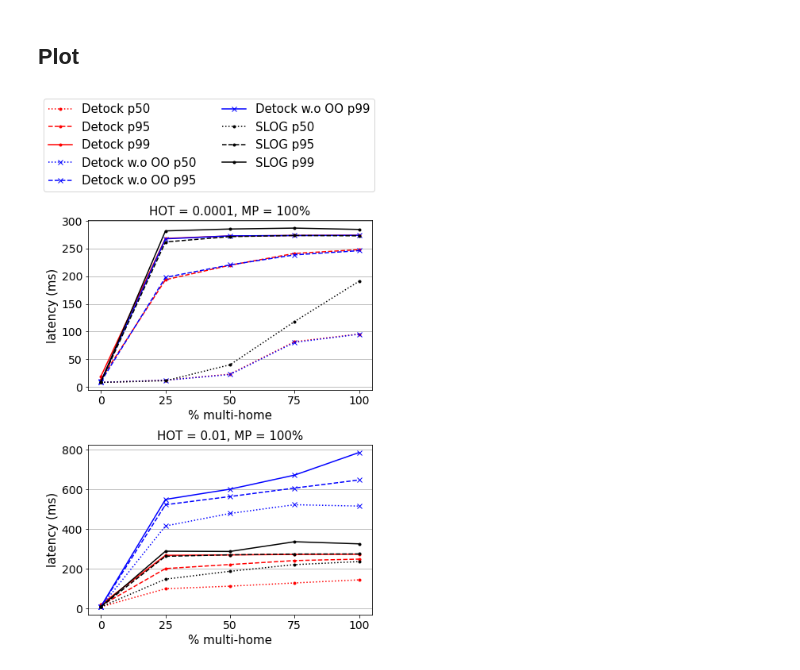
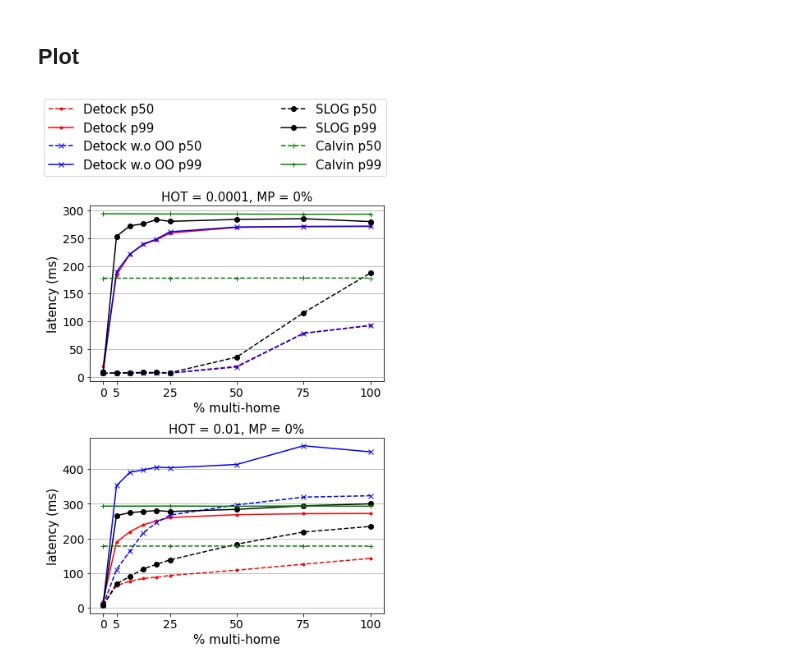
Before and after one commit to umd-dslam/DetockAnalysis, a Jupyter notebook: 1-Microbenchmark.ipynb, the cells around one changed output. Drawn from its saved outputs; the diff is of its cells as text; code cells hidden in the pictures.

```diff
--- a/1-Microbenchmark.ipynb
+++ b/1-Microbenchmark.ipynb
@@ -133,11 +203,13 @@ deadlocks_index_df
 # %%
+IGNORE_CACHE = True
+
 import pickle
 
-mh_pcts = [25, 50, 75, 100]
+mh_pcts = [5, 10, 15, 20, 25, 50, 75, 100]
 
 configs = ["ddr_ts.conf", "ddr_only.conf"]
+configs = ["ddr_ts.conf"]
 config_to_label = {
-    'baseline.conf': 'SLOG',
     'ddr_only.conf': 'Detock (w/o opportunistic ordering)',
     'ddr_ts.conf': 'Detock'
 }
@@ -146,7 +218,7 @@ config_to_label = {
 DEADLOCKS_PATH = f'{THRP_PREFIX}/deadlocks.pickle'
 
 data = []
-if isfile(DEADLOCKS_PATH):
+if not IGNORE_CACHE and isfile(DEADLOCKS_PATH):
     with open(DEADLOCKS_PATH, 'rb') as f:
         data = pickle.load(f)
 else:
@@ -213,4 +285,4 @@ axes[1].grid(axis='y')
 
 fig.legend(bbox_to_anchor=(0, 1, 1, 0), loc='lower left', mode='expand', ncol=1)
 fig.tight_layout()
-fig.savefig('output/micro-deadlocks.pdf', bbox_inches='tight')
+# fig.savefig('output/micro-deadlocks.pdf', bbox_inches='tight')
@@ -219,7 +294,7 @@ fig.savefig('output/micro-deadlocks.pdf', bbox_inches='tight')
 # %%
 LAT_PREFIX = "main/ycsb-latency"
 
-IGNORE_CACHE = False
+IGNORE_CACHE = True
 
 lat_index_df = from_cache_or_compute(
     f'{LAT_PREFIX}/index.parquet',
@@ -235,5 +325,5 @@ lat_index_df
 # %%
-IGNORE_CACHE = False
+IGNORE_CACHE = True
 
 percentile_cols = [
     F.percentile_approx("latency", 0.5).alias("percentile_50"),
@@ -266,7 +356,7 @@ percentile_cols = [
 
 latency_pct_df = from_cache_or_compute(
     f'{LAT_PREFIX}/latency.parquet',
-    lambda: latency(spark, lat_index_df["prefix"])\
+    lambda: latency(spark, lat_index_df["prefix"], sample=0.1)\
         .groupBy("prefix")\
         .agg(*percentile_cols)\
         .toPandas()\
@@ -279,7 +380,7 @@ latency_pct_df = from_cache_or_compute(
 def plot_latency(
     df,
     mp_pcts=[0, 50, 100],
-    mh_pcts=[0, 25, 50, 75, 100],
+    mh_pcts=[0, 5, 25, 50, 75, 100],
     hots=[10000, 100],
     scale='log',
     figsize=(11, 7),
@@ -287,15 +388,16 @@ def plot_latency(
 ):
     fig, axes = plt.subplots(len(hots), len(mp_pcts), figsize=figsize, sharey=False)
     axes = np.array(axes).reshape((len(hots), len(mp_pcts)))
-    configs = ["ddr_ts.conf", "ddr_only.conf", "baseline.conf"]
+    configs = ["ddr_ts.conf", "ddr_only.conf", "baseline.conf", "calvin.conf"]
 
     config_to_label = {
         'ddr_ts.conf': 'Detock',
         'baseline.conf': 'SLOG',
         'ddr_only.conf': 'Detock w.o OO',
+        'calvin.conf': "Calvin",
     }
 
-    pc = (cycler(color='rbk') + cycler(marker=['.', 'x', '.'])) * cycler(linestyle=[':', '--', '-'])
+    pc = (cycler(color='rbkg') + cycler(marker=['.', 'x', 'o', '+'])) * cycler(linestyle=['--', '-'])
     for ax_r in axes:
         for ax in ax_r:
             ax.set_prop_cycle(pc)
@@ -308,7 +410,7 @@ def plot_latency(
                 label = config_to_label[config] + ' {}' if r == 0 and c == 0 else '_nolegend_'
 
                 filtered.plot(ax=axes[r, c], x="wl:mh", y="percentile_50", label=label.format('p50'), legend=False)
-                filtered.plot(ax=axes[r, c], x="wl:mh", y="percentile_95", label=label.format('p95'), legend=False)
+                # filtered.plot(ax=axes[r, c], x="wl:mh", y="percentile_95", label=label.format('p95'), legend=False)
                 filtered.plot(ax=axes[r, c], x="wl:mh", y="percentile_99", label=label.format('p99'), legend=False)
 
                 axes[r, c].set_title(f"HOT = {1/hot}, MP = {mp_pct}%")
@@ -323,9 +425,10 @@ def plot_latency(
 
     return fig, axes
 # %%
-fig, _ = plot_latency(latency_pct_df, mp_pcts=[100], scale='linear', figsize=(6, 8), legend=False)
+fig, _ = plot_latency(latency_pct_df, mp_pcts=[0], scale='linear', figsize=(6, 8), legend=False)
 fig.legend(bbox_to_anchor=(0, 1, 1, 0), mode='expand', ncol=2, loc='lower left')
 fig.tight_layout()
-fig.savefig('output/micro-latency.pdf', bbox_inches='tight')
+# fig.savefig('output/micro-latency.pdf', bbox_inches='tight')
+# fig.savefig('output/micro-latency.png', bbox_inches='tight')
 # %% [output]
-[figure, old version]
+[figure, new version]
```
Also changed, not shown: parts of 10 cells of this notebook, 16 other files.
